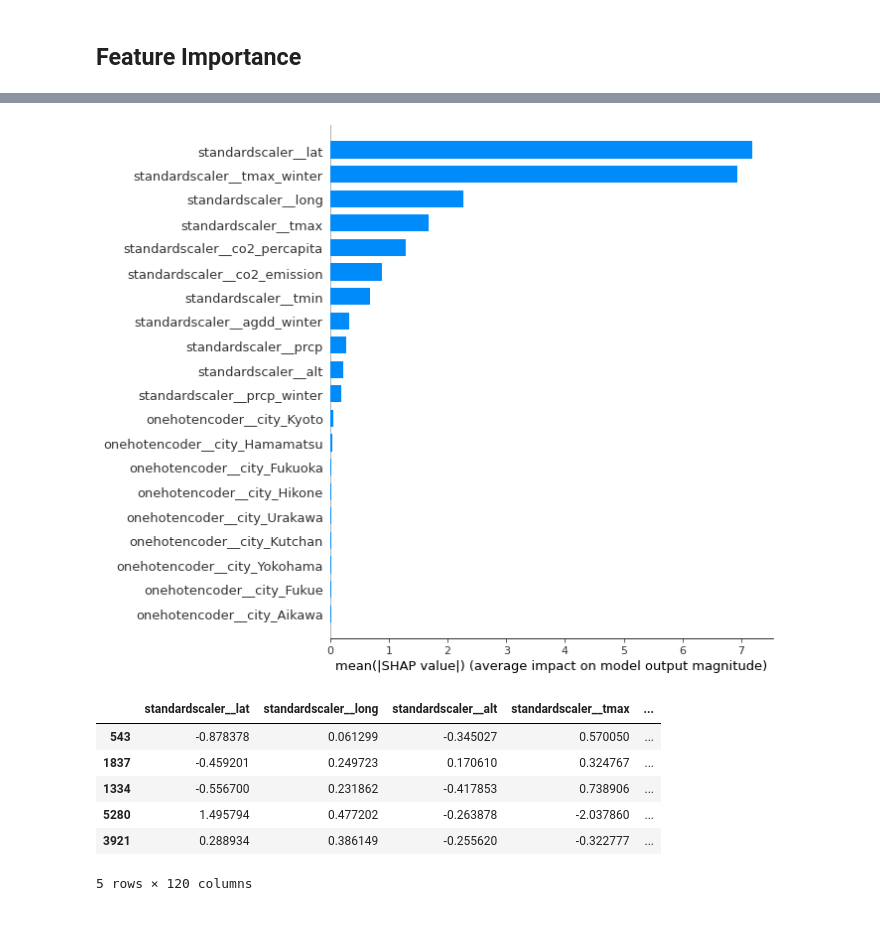
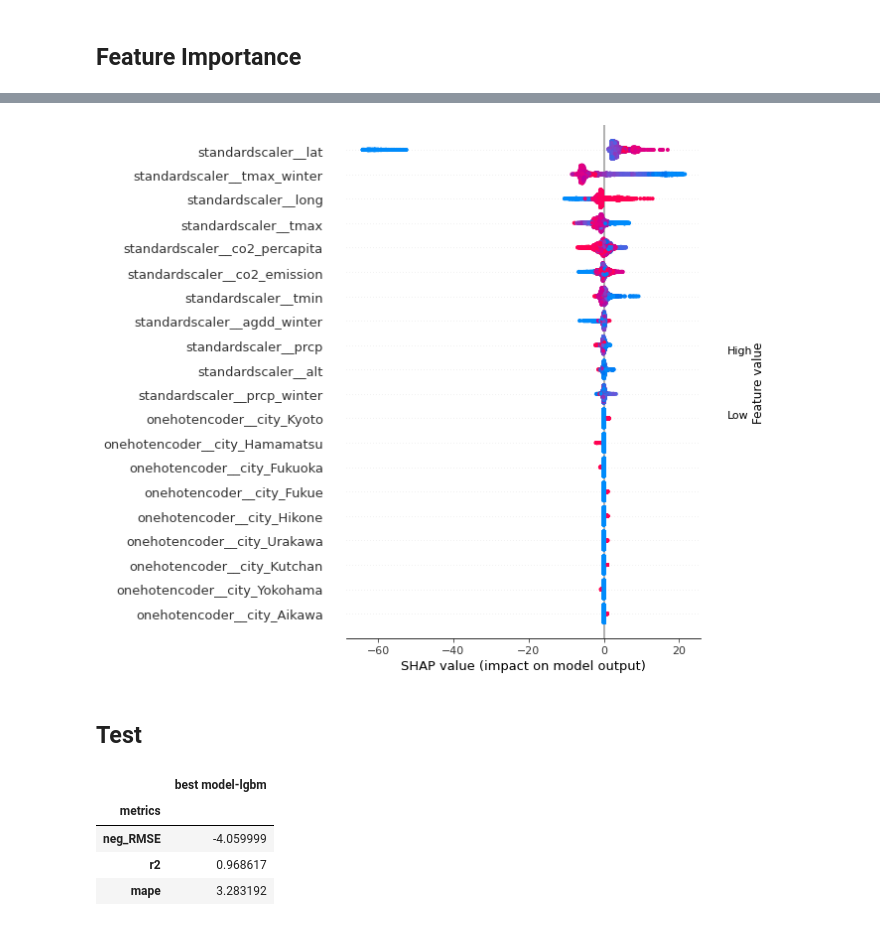
Before and after one commit to aimee0317/cherry-blossom-prediction, a Jupyter notebook: doc/ml_models.ipynb, the cells around one changed output, grey strips where cells are left out. Cells and saved outputs as stored; diff of their text form; code cells hidden in the pictures.

```diff
--- a/doc/ml_models.ipynb
+++ b/doc/ml_models.ipynb
@@ -403,4 +303,0 @@ shap.initjs()
-# %%
-shap.summary_plot(train_lgbm_shap_values, X_train_enc, plot_type="bar")
-# %% [output]
-[figure, removed]
@@ -410,16 +304,22 @@ feature_names = preprocessor.get_feature_names_out()
-# %%
-# Create encoded train data
-X_train_enc = pd.DataFrame(
-    data=preprocessor.transform(X_train).toarray(),
-    columns=feature_names,
-    index=X_train.index,
-)
-X_train_enc.head()
-# %% [output]
-|  | standardscaler__lat | standardscaler__long | standardscaler__alt | standardscaler__tmax | ... |
-| 543 | -0.878378 | 0.061299 | -0.345027 | 0.570050 | ... |
-| 1837 | -0.459201 | 0.249723 | 0.170610 | 0.324767 | ... |
-| 1334 | -0.556700 | 0.231862 | -0.417853 | 0.738906 | ... |
-| 5280 | 1.495794 | 0.477202 | -0.263878 | -2.037860 | ... |
-| 3921 | 0.288934 | 0.386149 | -0.255620 | -0.322777 | ... |
-5 rows × 120 columns
+# %%
+shap.summary_plot(train_lgbm_shap_values, X_train_enc)
+# %% [output]
+[figure, added]
+# %% [markdown]
+## Test
+# %%
+# Predict on the test data and report scores
+y_pred = pipe_lgbm.predict(X_test)
+test_scores = {"metrics": list(scoring_metrics.keys()), "best model-lgbm": []}
+test_scores["best model-lgbm"].append(
+    -1 * mean_squared_error(y_test, y_pred, squared=False)
+)
+test_scores["best model-lgbm"].append(r2_score(y_test, y_pred))
+test_scores["best model-lgbm"].append(mape(y_test, y_pred))
+pd.DataFrame(test_scores).set_index("metrics")
+# %% [output]
+|  | best model-lgbm |
+| metrics |  |
+| neg_RMSE | -4.059999 |
+| r2 | 0.968617 |
+| mape | 3.283192 |
```
Also changed, not shown: parts of 31 cells of this notebook.
